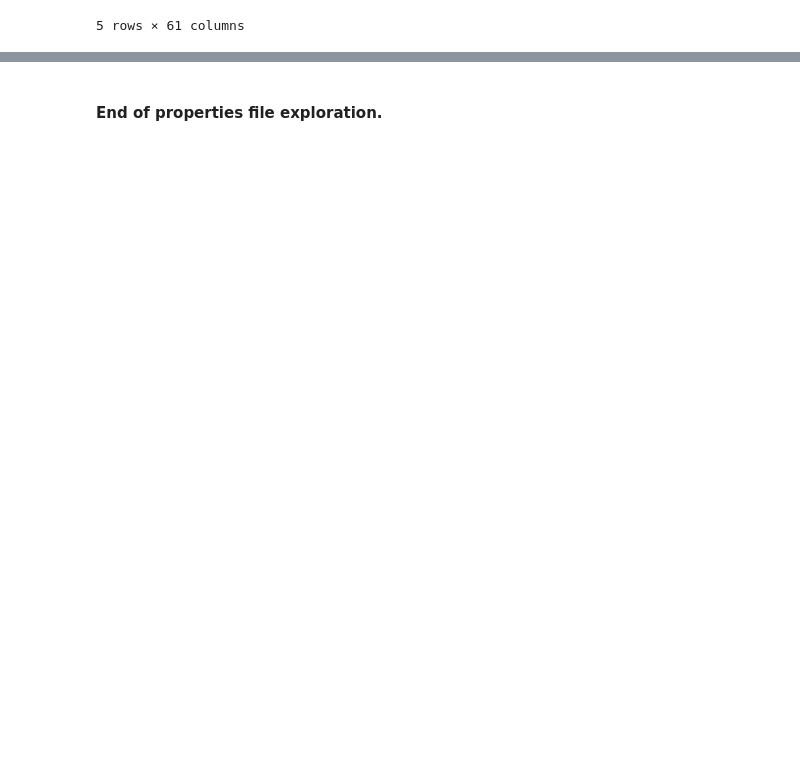
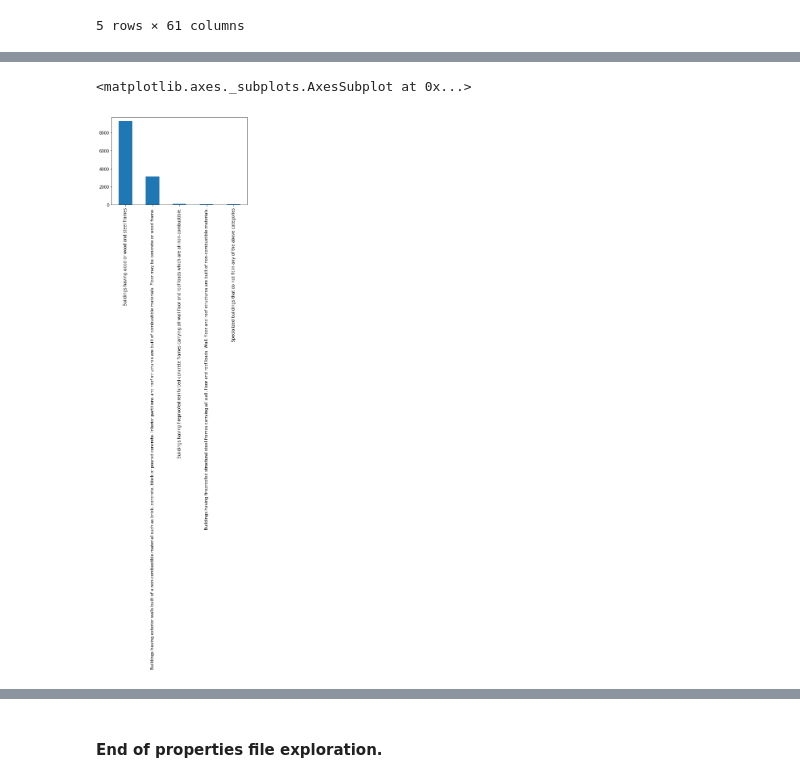
Before and after one commit to scollins83/kaggle_zillow_zestimate, a Jupyter notebook: ZC_EDA.ipynb, the cells around one changed output, grey strips where cells are left out. Drawn from its saved outputs; the diff is of its cells as text; code cells hidden in the pictures; blank space fills up the shorter version.

```diff
--- a/ZC_EDA.ipynb
+++ b/ZC_EDA.ipynb
@@ -339,0 +350,5 @@ properties['BuildingClassDesc'].fillna(value='Not Specified', inplace=True)
+# %%
+properties['BuildingClassDesc'].value_counts()[1:].plot(kind='bar')
+# %% [output]
+<matplotlib.axes._subplots.AxesSubplot at 0x...>
+[figure, added]
```
Also changed, not shown: parts of 48 cells of this notebook.
